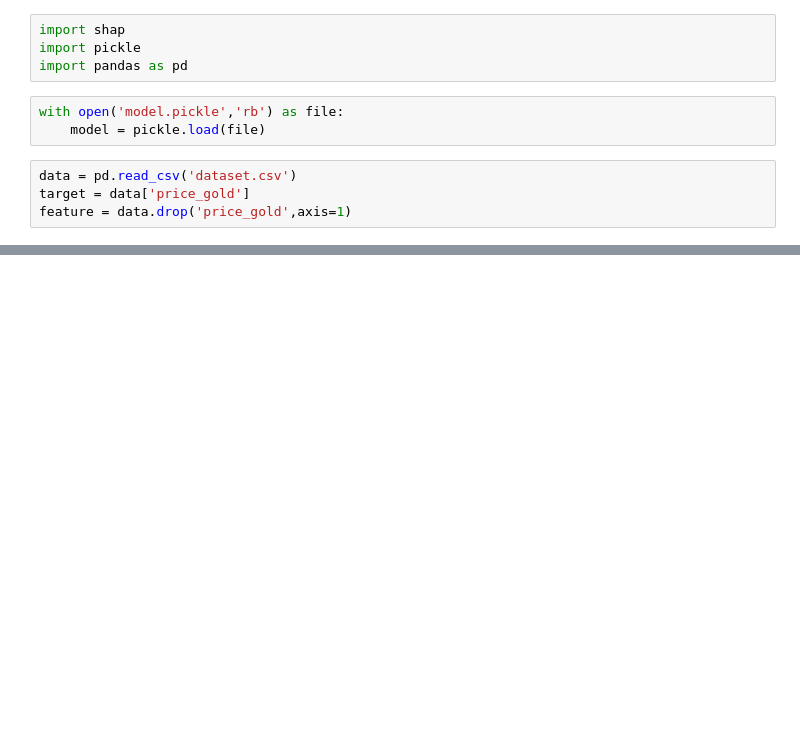
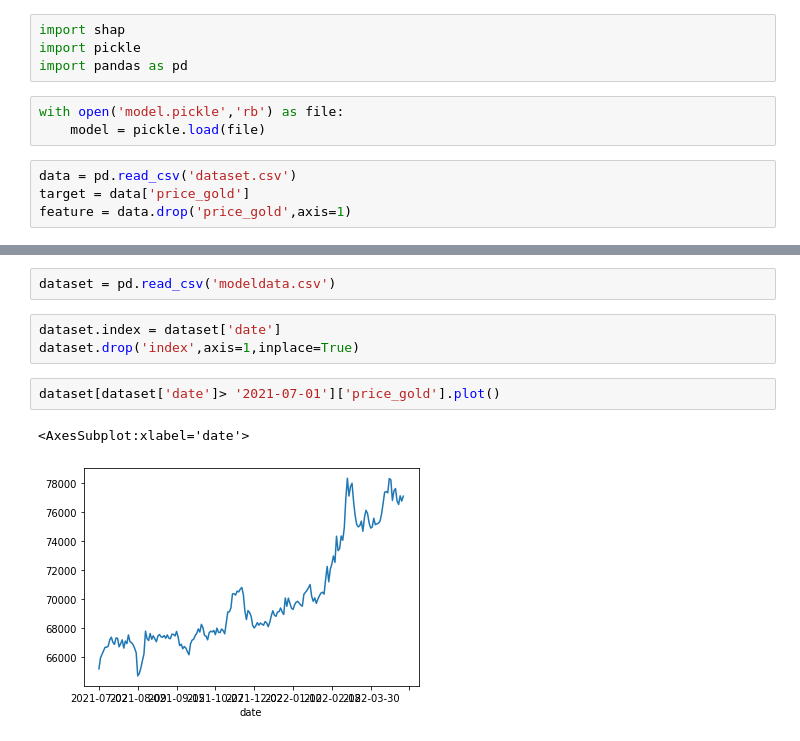
Before and after one commit to sssiott/predictgoldprice, a Jupyter notebook: modeling/analysis.ipynb, the cells around one changed output, grey strips where cells are left out. Drawn from its saved outputs; the diff is of its cells as text; blank space fills up the shorter version.

```diff
--- a/modeling/analysis.ipynb
+++ b/modeling/analysis.ipynb
@@ -23,0 +22,10 @@ shap.plots.waterfall(shap_val[50])
+# %%
+dataset = pd.read_csv('modeldata.csv')
+# %%
+dataset.index = dataset['date']
+dataset.drop('index',axis=1,inplace=True)
+# %%
+dataset[dataset['date']> '2021-07-01']['price_gold'].plot()
+# %% [output]
+<AxesSubplot:xlabel='date'>
+[figure, added]
```
Also changed, not shown: parts of 9 cells of this notebook, 4 other files.
